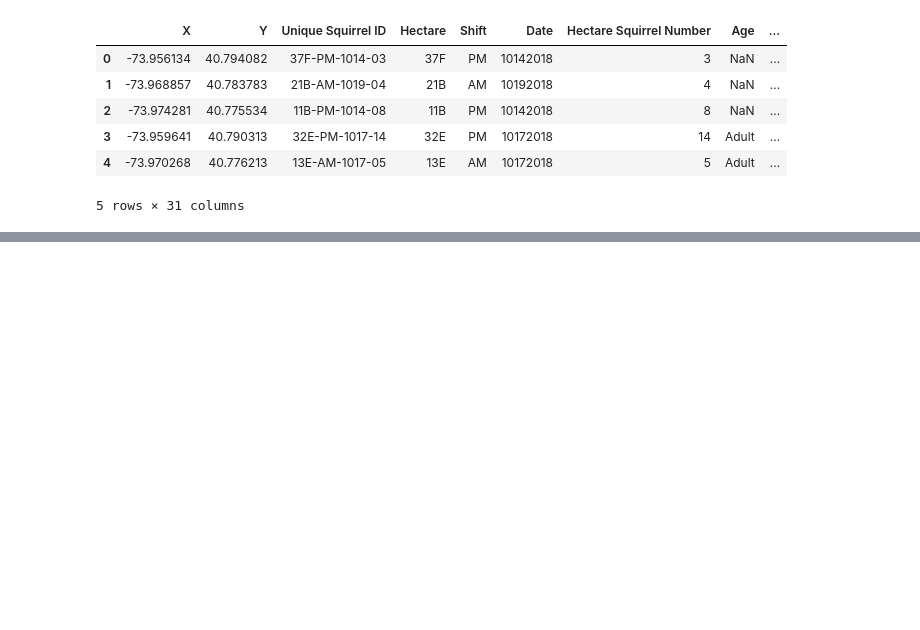
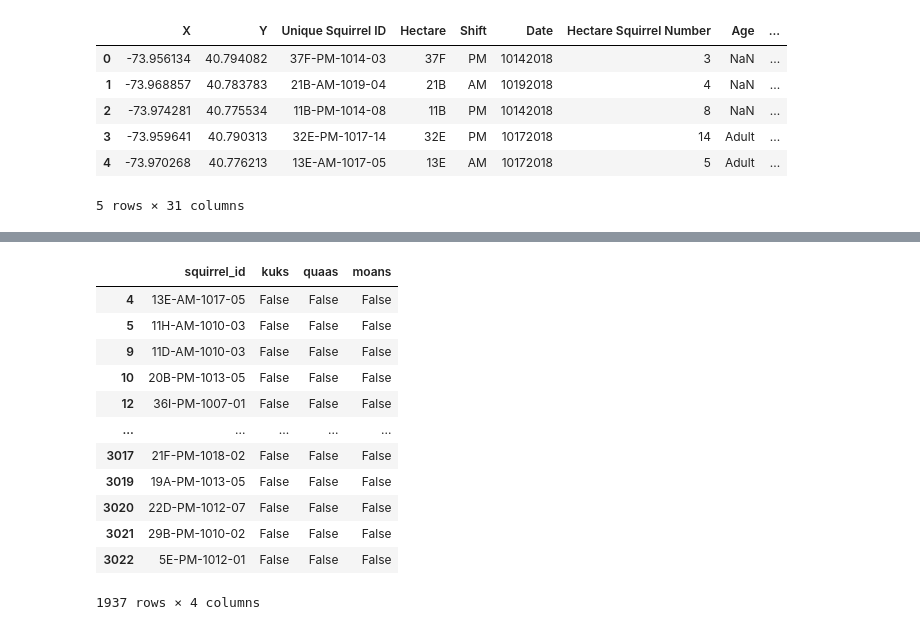
Before and after one commit to alyssahondrade/we-the-new-york-city-squirrels, a Jupyter notebook: squirrel_cleaning.ipynb, the cells around one changed output, grey strips where cells are left out. Drawn from its saved outputs; the diff is of its cells as text; code cells hidden in the pictures; blank space fills up the shorter version.

Commit message:
base code for combining shouting

```diff
--- a/squirrel_cleaning.ipynb
+++ b/squirrel_cleaning.ipynb
@@ -579,6 +615,7 @@ s2018_nonull.head()
 # %%
 ## Delete unwanted columns but maintain original copy
-s2018_drop_columns = s2018_nonull.drop(columns=['hectare', 'shift', 'hectare_squirrel_number', 'age', 'other_interactions'], inplace=False)
+# s2018_drop_columns = s2018_nonull.drop(columns=['hectare', 'shift', 'hectare_squirrel_number', 'age', 'other_interactions'], inplace=False)
+s2018_drop_columns = s2018_nonull.drop(columns=['hectare', 'shift', 'hectare_squirrel_number'])
 
 # Rename columns to match 2020 dataset
 s2018_rename_columns = s2018_drop_columns.rename(columns={"x": "squirrel_longitude", "y": "squirrel_latitude", "highlight_fur_colour": "highlights_in_fur_color", "unique_squirrel_id": "squirrel_id"})
@@ -586,0 +632,18 @@ s2018_rename_columns.head()
+# %%
+# Isolate the "shouting" equivalent columns - kuks, quaas, moans
+shouting_df = s2018_rename_columns[['squirrel_id', 'kuks', 'quaas', 'moans']].copy()
+shouting_df
+# %% [output]
+|  | squirrel_id | kuks | quaas | moans |
+| 4 | 13E-AM-1017-05 | False | False | False |
+| 5 | 11H-AM-1010-03 | False | False | False |
+| 9 | 11D-AM-1010-03 | False | False | False |
+| 10 | 20B-PM-1013-05 | False | False | False |
+| 12 | 36I-PM-1007-01 | False | False | False |
+| ... | ... | ... | ... | ... |
+| 3017 | 21F-PM-1018-02 | False | False | False |
+| 3019 | 19A-PM-1013-05 | False | False | False |
+| 3020 | 22D-PM-1012-07 | False | False | False |
+| 3021 | 29B-PM-1010-02 | False | False | False |
+| 3022 | 5E-PM-1012-01 | False | False | False |
+1937 rows × 4 columns
```
Also changed, not shown: parts of 7 cells of this notebook.
